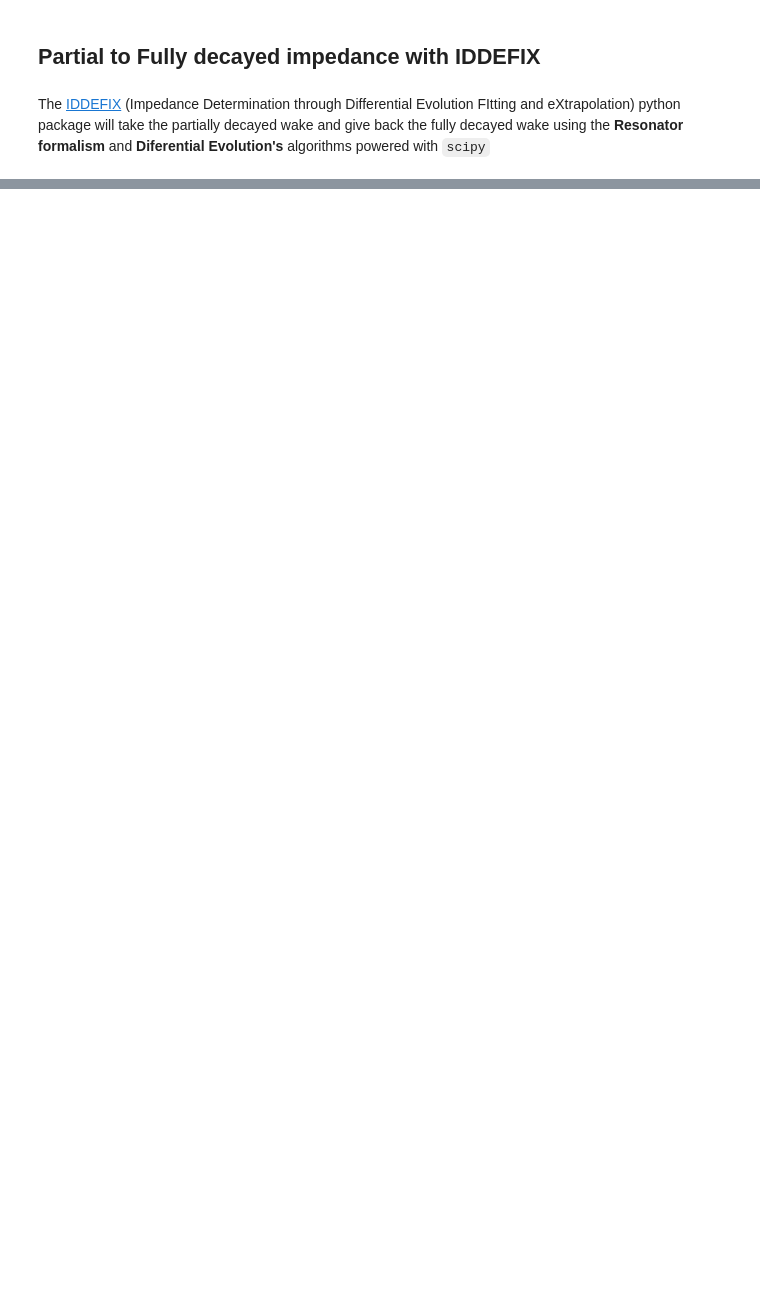
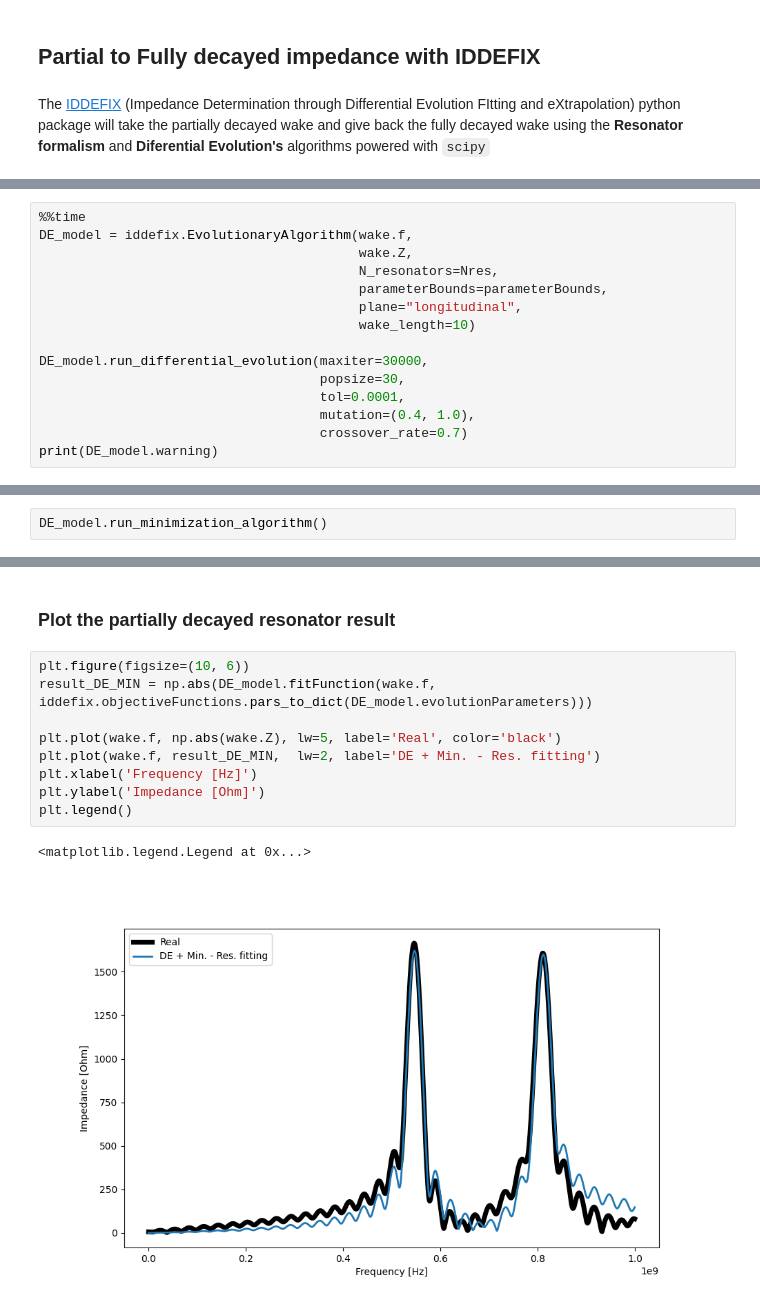
Before and after one commit to ImpedanCEI/wakis, a Jupyter notebook: notebooks/004_Wakefield_simulation_and_extrapolation.ipynb, the cells around one changed output, grey strips where cells are left out. Cells and saved outputs as stored; diff of their text form; blank space fills up the shorter version.

```diff
--- a/notebooks/004_Wakefield_simulation_and_extrapolation.ipynb
+++ b/notebooks/004_Wakefield_simulation_and_extrapolation.ipynb
@@ -109,0 +134,15 @@ The [IDDEFIX](https://github.com/ImpedanCEI/IDDEFIX) (Impedance Determination th
+# %%
+%%time
+DE_model = iddefix.EvolutionaryAlgorithm(wake.f,
+                                         wake.Z,
+                                         N_resonators=Nres,
+                                         parameterBounds=parameterBounds,
+                                         plane="longitudinal",
+                                         wake_length=10)
+
+DE_model.run_differential_evolution(maxiter=30000,
+                                    popsize=30,
+                                    tol=0.0001,
+                                    mutation=(0.4, 1.0),
+                                    crossover_rate=0.7)
+print(DE_model.warning)
@@ -109,0 +161,2 @@ The [IDDEFIX](https://github.com/ImpedanCEI/IDDEFIX) (Impedance Determination th
+# %%
+DE_model.run_minimization_algorithm()
@@ -109,0 +173,14 @@ The [IDDEFIX](https://github.com/ImpedanCEI/IDDEFIX) (Impedance Determination th
+# %% [markdown]
+### Plot the partially decayed resonator result
+# %%
+plt.figure(figsize=(10, 6))
+result_DE_MIN = np.abs(DE_model.fitFunction(wake.f, iddefix.objectiveFunctions.pars_to_dict(DE_model.evolutionParameters)))
+
+plt.plot(wake.f, np.abs(wake.Z), lw=5, label='Real', color='black')
+plt.plot(wake.f, result_DE_MIN,  lw=2, label='DE + Min. - Res. fitting')
+plt.xlabel('Frequency [Hz]')
+plt.ylabel('Impedance [Ohm]')
+plt.legend()
+# %% [output]
+<matplotlib.legend.Legend at 0x...>
+[figure, added]
```
Also changed, not shown: parts of 12 cells of this notebook.
